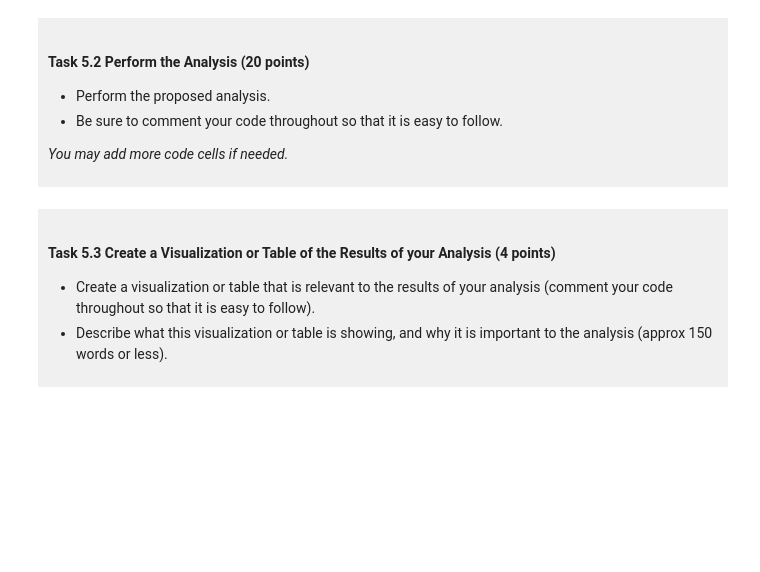
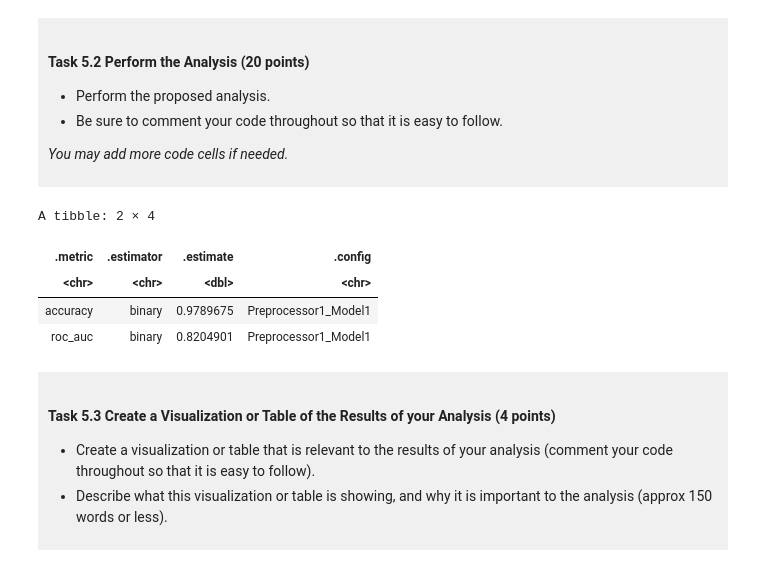
Before and after one commit to miawwu0727-wq/dsci-100-project-2026-Wei-Wu, a Jupyter notebook: dsci-100-project-notebook.ipynb, the cells around one changed output. Drawn from its saved outputs; the diff is of its cells as text; code cells hidden in the pictures; blank space fills up the shorter version.

```diff
--- a/dsci-100-project-notebook.ipynb
+++ b/dsci-100-project-notebook.ipynb
@@ -452,7 +446,48 @@ This is a *draft*. We require a commit at this stage, but it does not need to be
 
 </div>
 # %%
-### EDIT THIS CODE CELL ###
+set.seed(68280734) #ensure the reproducibility
+
+madness_split <- initial_split(tidy_madness, prop = 0.75, strata = champ) #split the dataset into train (75%) and test set (25%)
+madness_train <- training(madness_split)
+madness_test  <- testing(madness_split)
+
+madness_folds <- vfold_cv(madness_train, v = 5, strata = champ) #create 5 cross-validation folds from train data to evaluate different values of K (to find best)
+
+#start build a workflow, build recipe to predict the 'champ', predictors is 'reg_wins_pct' and 'seed' as predictors
+madness_recipe <- recipe(champ ~ reg_wins_pct + seed, data = madness_train) |>
+  step_scale(all_numeric_predictors()) |>
+  step_center(all_numeric_predictors()) #standardize all numeric predictors
+
+#keep build workflow, set knn model specification (kknn/classifcation etc.)
+knn_spec <- nearest_neighbor(weight_func = "rectangular", neighbors = tune()) |> #test a grid of possible K values to find the optimal k by tune()
+  set_engine("kknn") |>
+  set_mode("classification")
+
+#keep build workflow, bundle recipe and knn model specification together to a single workflow
+madness_workflow <- workflow() |>
+  add_recipe(madness_recipe) |>
+  add_model(knn_spec)
+
+k_grid <- grid_regular(neighbors(range = c(1, 50)), levels = 10) #create a grid, test which k performs best
+
+# tune the workflow by testing it across the grid of K values using 5 cross-validation folds, evaluating the most accurate k
+knn_tune <- tune_grid(
+  madness_workflow,
+  resamples = madness_folds,
+  grid = k_grid)
+
+best_k <- select_best(knn_tune, metric = "accuracy")
+final_workflow <- finalize_workflow(madness_workflow, best_k) #update our initial workflow with this optimal k
+final_fit <- last_fit(final_workflow, split = madness_split) #perform the final fit, evaluating performance on test set.
+
+collect_metrics(final_fit) #print the overall result
+# %% [output]
+A tibble: 2 × 4
+| .metric | .estimator | .estimate | .config |
+| <chr> | <chr> | <dbl> | <chr> |
+| accuracy | binary | 0.9789675 | Preprocessor1_Model1 |
+| roc_auc | binary | 0.8204901 | Preprocessor1_Model1 |
 # %% [markdown]
 <div style="background-color: #f0f0f0; padding: 10px;">
 
```
Also changed, not shown: parts of 15 cells of this notebook.
